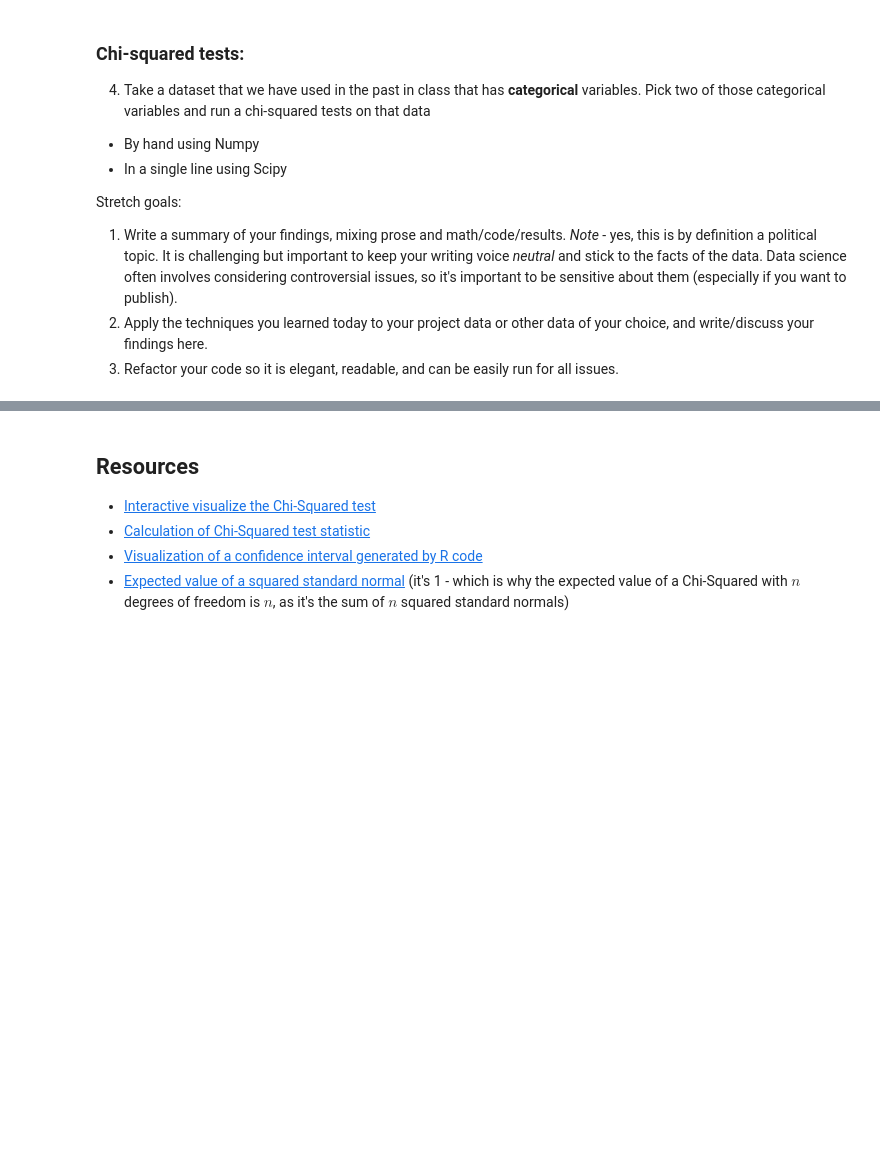
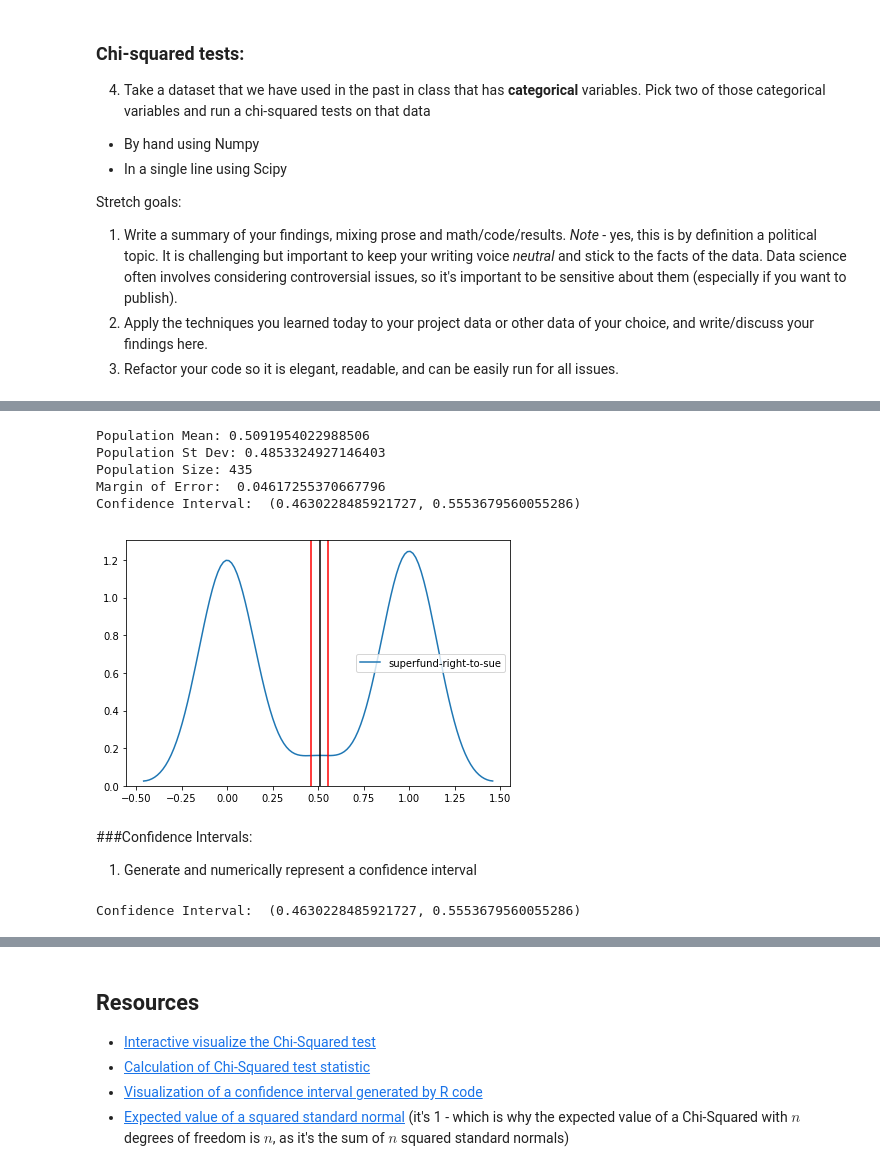
Before and after one commit to alastra32/DS-Unit-1-Sprint-3-Statistical-Tests-and-Experiments, a Jupyter notebook: module2-sampling-confidence-intervals-and-hypothesis-testing/LS_DS6_132_Sampling_Confidence_Intervals_and_Hypothesis_Testing.ipynb, the cells around one changed output, grey strips where cells are left out. Drawn from its saved outputs; the diff is of its cells as text; code cells hidden in the pictures; blank space fills up the shorter version.

```diff
--- a/module2-sampling-confidence-intervals-and-hypothesis-testing/LS_DS6_132_Sampling_Confidence_Intervals_and_Hypothesis_Testing.ipynb
+++ b/module2-sampling-confidence-intervals-and-hypothesis-testing/LS_DS6_132_Sampling_Confidence_Intervals_and_Hypothesis_Testing.ipynb
@@ -570,0 +707,39 @@ Stretch goals:
+# %%
+sample1 = votingdata['superfund-right-to-sue']
+
+sample_mean1 = sample1.mean()
+print('Population Mean:', sample_mean1)
+sample_std1 = np.std(sample1)
+print('Population St Dev:', sample_std1)
+sample_size1 = len(sample1)
+print('Population Size:', sample_size1)
+
+standard_error1 = sample_std1/np.sqrt(sample_size1)
+
+confidence_interval1 = (sample_mean1 - t*standard_error1, sample_mean1 + t*standard_error1)
+margin_of_error1 = t*standard_error1
+
+print("Margin of Error: ", margin_of_error1)
+print("Confidence Interval: ", confidence_interval1)
+
+
+
+sns.kdeplot(sample1)
+plt.axvline(x=sample_mean1, color='k')
+plt.axvline(x=confidence_interval1[0], color='r')
+plt.axvline(x=confidence_interval1[1], color='r');
+plt.tight_layout()
+# %% [output]
+Population Mean: 0.5091954022988506
+Population St Dev: 0.4853324927146403
+Population Size: 435
+Margin of Error:  0.04617255370667796
+Confidence Interval:  (0.4630228485921727, 0.5553679560055286)
+[figure, added]
+# %% [markdown]
+###Confidence Intervals:
+1. Generate and numerically represent a confidence interval
+# %%
+print("Confidence Interval: ", confidence_interval1)
+# %% [output]
+Confidence Interval:  (0.4630228485921727, 0.5553679560055286)
```
Also changed, not shown: parts of 29 cells of this notebook.
